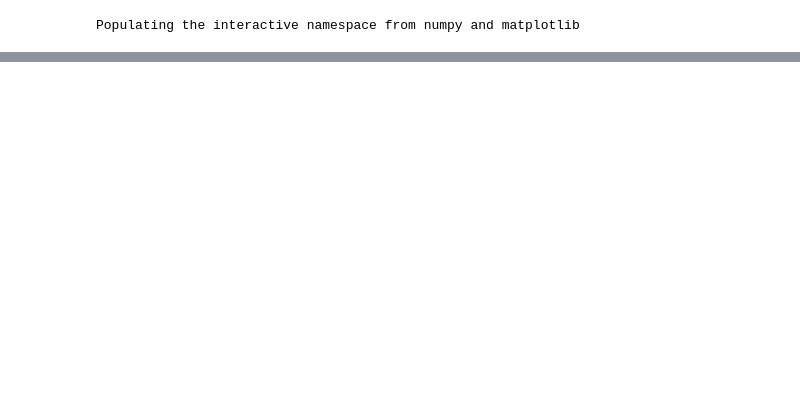
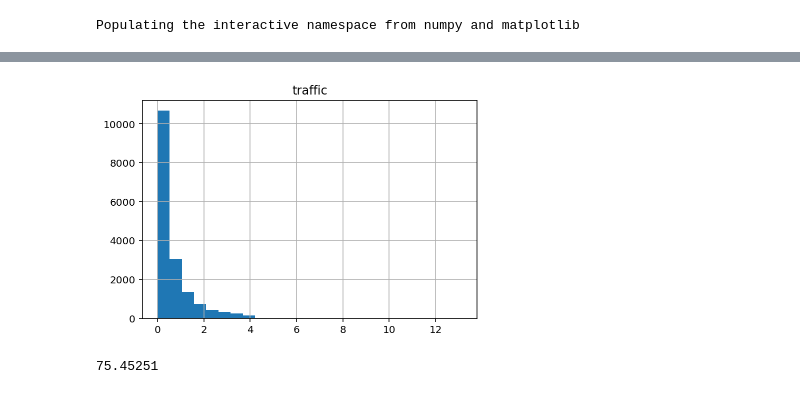
Before and after one commit to AlexandreBellas/USI-Hackathon-2019, a Jupyter notebook: data/analysis/TrafficJam Index.ipynb, the cells around one changed output, grey strips where cells are left out. Cells and saved outputs as stored; diff of their text form; code cells hidden in the pictures; blank space fills up the shorter version.

Commit message:
Traffic

```diff
--- a/data/analysis/TrafficJam Index.ipynb
+++ b/data/analysis/TrafficJam Index.ipynb
@@ -29,5 +29,10 @@ df.rename({
     "TRANS.REALE":"time",
     "TRANS.PROGRAMMATO":"time_p",
     "DATA":"date",
+    'SCOST.':'delay',
+    'INDIRIZZO':'fermata'
 },axis=1, inplace=True)
 df.columns = [x.lower() for x in df.columns]
+# %%
+df['hour' ] = df['time'].str[:2]
+df['linea'] = df['linea'].astype(str)
@@ -33,0 +67,56 @@ df.columns = [x.lower() for x in df.columns]
+# %%
+ds = df[(df['linea']==1) | (df['linea']==2)].sample(10**5).copy()
+
+ds['datetime'  ] = ds['time'  ] + ' ' + ds['date']
+ds['datetime_p'] = ds['time_p'] + ' ' + ds['date']
+
+ds['date'      ] = pd.to_datetime(ds['date'      ])
+ds['datetime'  ] = pd.to_datetime(ds['datetime'  ])
+ds['datetime_p'] = pd.to_datetime(ds['datetime_p'])
+
+ds['weekday'] = ds['date'].dt.weekday # Lunedì = 0
+ds['weekend'] = np.where(ds['weekday']<5,0,1)
+
+# 1) Compute travel time
+ds['dur_p'] = ds.groupby(['corsa', 'date'])['datetime_p'].shift()
+ds['dur_p'] = (ds['datetime_p']-ds['dur_p']).fillna(0).astype(int)/10**9/60 # in minutes
+
+ds['dur'  ] = ds.groupby(['corsa', 'date'])['datetime'].shift()
+ds['dur'  ] = (ds['datetime']-ds['dur']).fillna(0).astype(int)/10**9/60 # in minutes
+
+# Remove events when the bus is stopped
+ds = ds[ds['dur']>0 ]
+
+# Remove huge outliers
+ds = ds[ds['dur']<20]
+
+# 2) Collapse across lines and days and compute sensitivity to traffic
+dz = ds.groupby(['indirizzo','weekend','hour'])[['dur', 'dur_p']].mean()
+
+minima = dz['dur'].unstack(level=2).min(axis=1)
+maxima = dz['dur'].unstack(level=2).max(axis=1)
+sensitivity = maxima / minima
+
+# 3) Collapse across lines
+dz = ds.groupby(['indirizzo','weekend','date', 'hour'])[['dur', 'dur_p']].mean()
+
+# 4) Compute `benchmark` travel time (median across days of the minimum across hours and lines)
+minima_2 = dz.groupby(['indirizzo','date'])[['dur', 'dur_p']].min()
+minima_3 = minima_2.groupby(['indirizzo'])[['dur', 'dur_p']].median()
+
+# 5) Compute Traffic Metric
+dz = dz.reset_index().set_index('indirizzo')
+dz['benchmark'  ] = minima_3['dur'  ]
+dz['benchmark_p'] = minima_3['dur_p']
+dz = dz.reset_index().set_index(['indirizzo', 'weekend', 'date', 'hour'])
+dz['traffic'  ] = np.maximum(dz['dur'  ] / dz['benchmark'  ] - 1, 0)
+dz['traffic_p'] = np.maximum(dz['dur_p'] / dz['benchmark_p'] - 1, 0)
+
+# Plot
+dz[['traffic']].hist(bins=25);
+# %% [output]
+[figure, added]
+# %%
+len(df)/10**5
+# %% [output]
+75.45251
```
Also changed, not shown: parts of 8 cells of this notebook, 2 other files.
